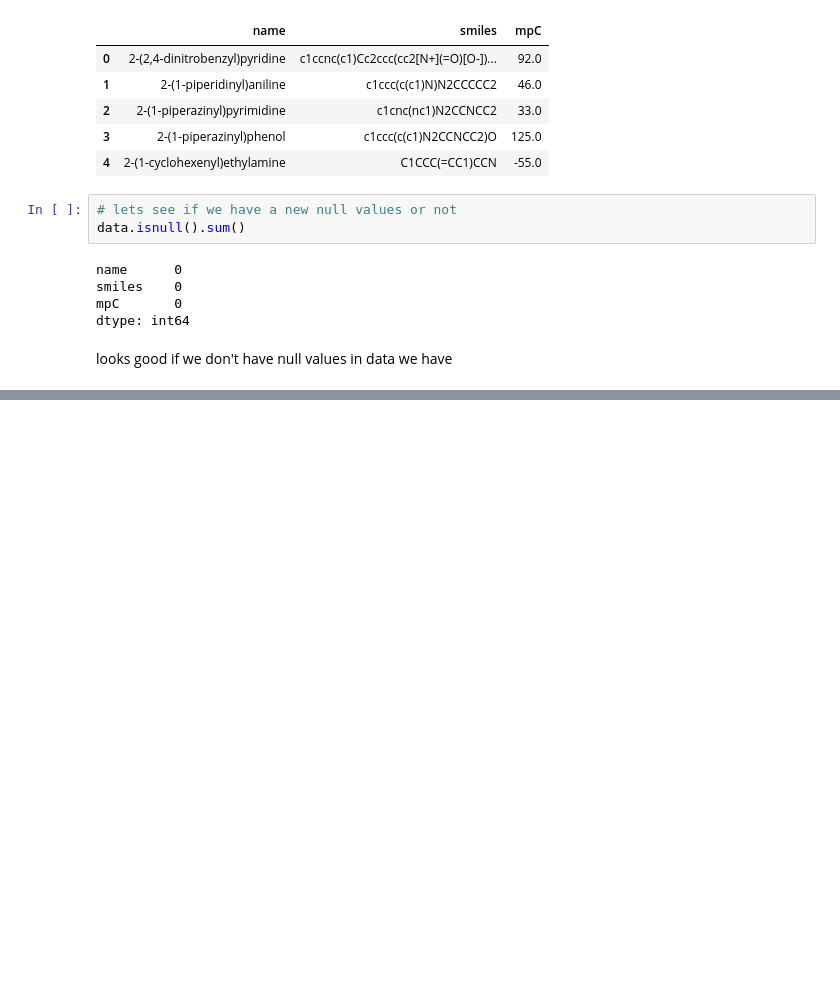
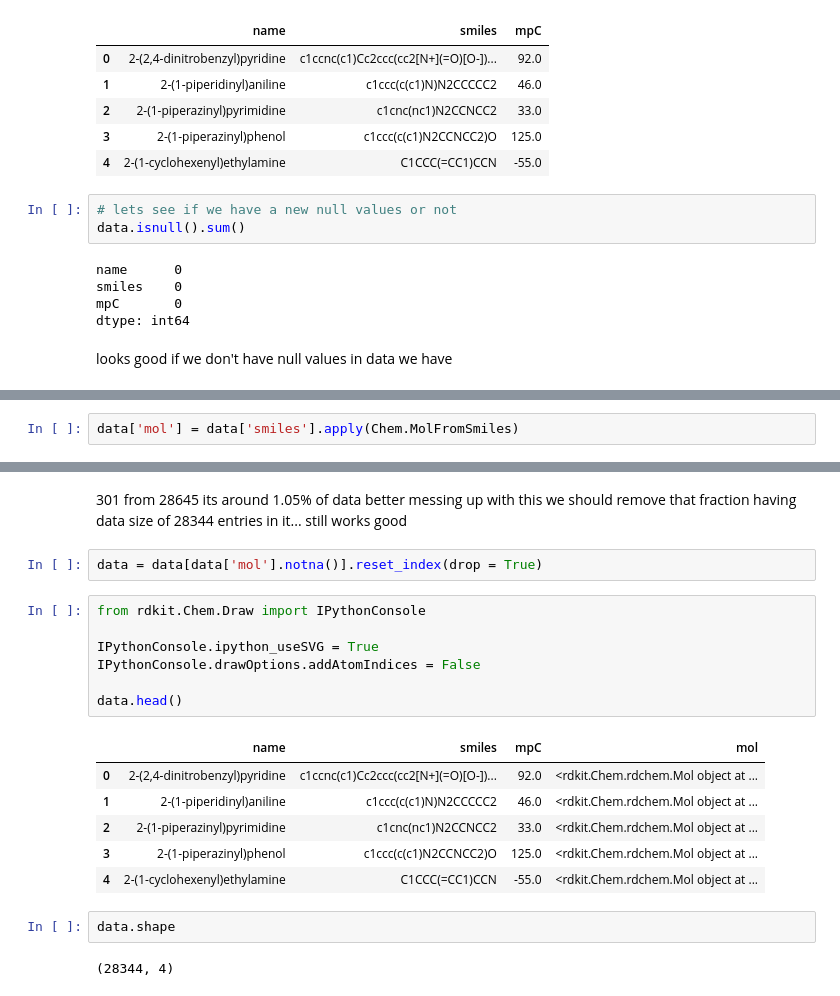
Before and after one commit to thedhawalpanchamiya/melting-point, a Jupyter notebook: melting-point.ipynb, the cells around one changed output, grey strips where cells are left out. Drawn from its saved outputs; the diff is of its cells as text; blank space fills up the shorter version.

Commit message:
cleaning data

```diff
--- a/melting-point.ipynb
+++ b/melting-point.ipynb
@@ -105,0 +122,2 @@ looks good if we don't have null values in data we have
+# %%
+data['mol'] = data['smiles'].apply(Chem.MolFromSmiles)
@@ -105,0 +154,22 @@ looks good if we don't have null values in data we have
+# %% [markdown]
+301 from 28645 its around 1.05% of data better messing up with this we should remove that fraction having data size of 28344 entries in it... still works good
+# %%
+data = data[data['mol'].notna()].reset_index(drop = True)
+# %%
+from rdkit.Chem.Draw import IPythonConsole
+
+IPythonConsole.ipython_useSVG = True
+IPythonConsole.drawOptions.addAtomIndices = False
+
+data.head()
+# %% [output]
+|  | name | smiles | mpC | mol |
+| 0 | 2-(2,4-dinitrobenzyl)pyridine | c1ccnc(c1)Cc2ccc(cc2[N+](=O)[O-])... | 92.0 | <rdkit.Chem.rdchem.Mol object at ... |
+| 1 | 2-(1-piperidinyl)aniline | c1ccc(c(c1)N)N2CCCCC2 | 46.0 | <rdkit.Chem.rdchem.Mol object at ... |
+| 2 | 2-(1-piperazinyl)pyrimidine | c1cnc(nc1)N2CCNCC2 | 33.0 | <rdkit.Chem.rdchem.Mol object at ... |
+| 3 | 2-(1-piperazinyl)phenol | c1ccc(c(c1)N2CCNCC2)O | 125.0 | <rdkit.Chem.rdchem.Mol object at ... |
+| 4 | 2-(1-cyclohexenyl)ethylamine | C1CCC(=CC1)CCN | -55.0 | <rdkit.Chem.rdchem.Mol object at ... |
+# %%
+data.shape
+# %% [output]
+(28344, 4)
```
Also changed, not shown: parts of 5 cells of this notebook.
